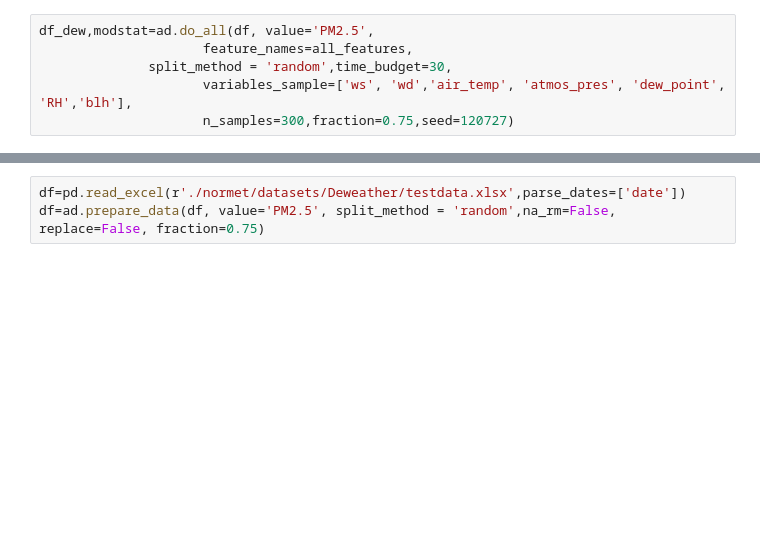
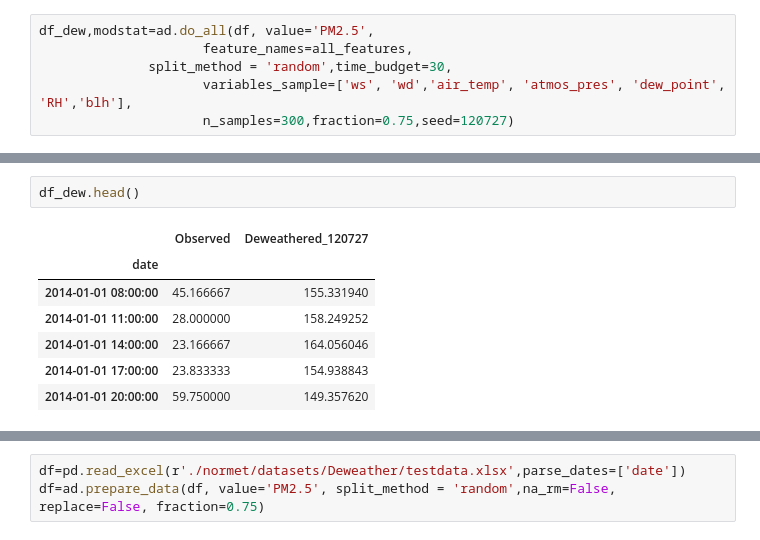
Before and after one commit to m-edal/normet, a Jupyter notebook: tutorials/Case1_autodeweather.ipynb, the cells around one changed output, grey strips where cells are left out. Cells and saved outputs as stored; diff of their text form; blank space fills up the shorter version.

```diff
--- a/tutorials/Case1_autodeweather.ipynb
+++ b/tutorials/Case1_autodeweather.ipynb
@@ -71,5 +71,15 @@ modstat
 | 0 | 5800 | 0.860690 | 0.303674 | 16.942896 | 5.361582e-03 | 0.299139 | 28.558919 | 0.881657 | 0.0 | 0.596872 | 0.798436 | ... |
 | 0 | 17398 | 0.999138 | -0.000006 | 0.767159 | -1.116355e-07 | 0.013580 | 1.029465 | 0.999867 | 0.0 | 0.981714 | 0.990857 | ... |
 | 0 | 23198 | 0.964523 | 0.075920 | 4.811442 | 1.343010e-03 | 0.085113 | 14.307878 | 0.971761 | 0.0 | 0.885367 | 0.942683 | ... |
+# %%
+df_dew.head()
+# %% [output]
+|  | Observed | Deweathered_120727 |
+| date |  |  |
+| 2014-01-01 08:00:00 | 45.166667 | 155.331940 |
+| 2014-01-01 11:00:00 | 28.000000 | 158.249252 |
+| 2014-01-01 14:00:00 | 23.166667 | 164.056046 |
+| 2014-01-01 17:00:00 | 23.833333 | 154.938843 |
+| 2014-01-01 20:00:00 | 59.750000 | 149.357620 |
 # %%
 df_dew1['Deweathered_120727'].plot()
```
Also changed, not shown: parts of 23 cells of this notebook, 1 other file.
